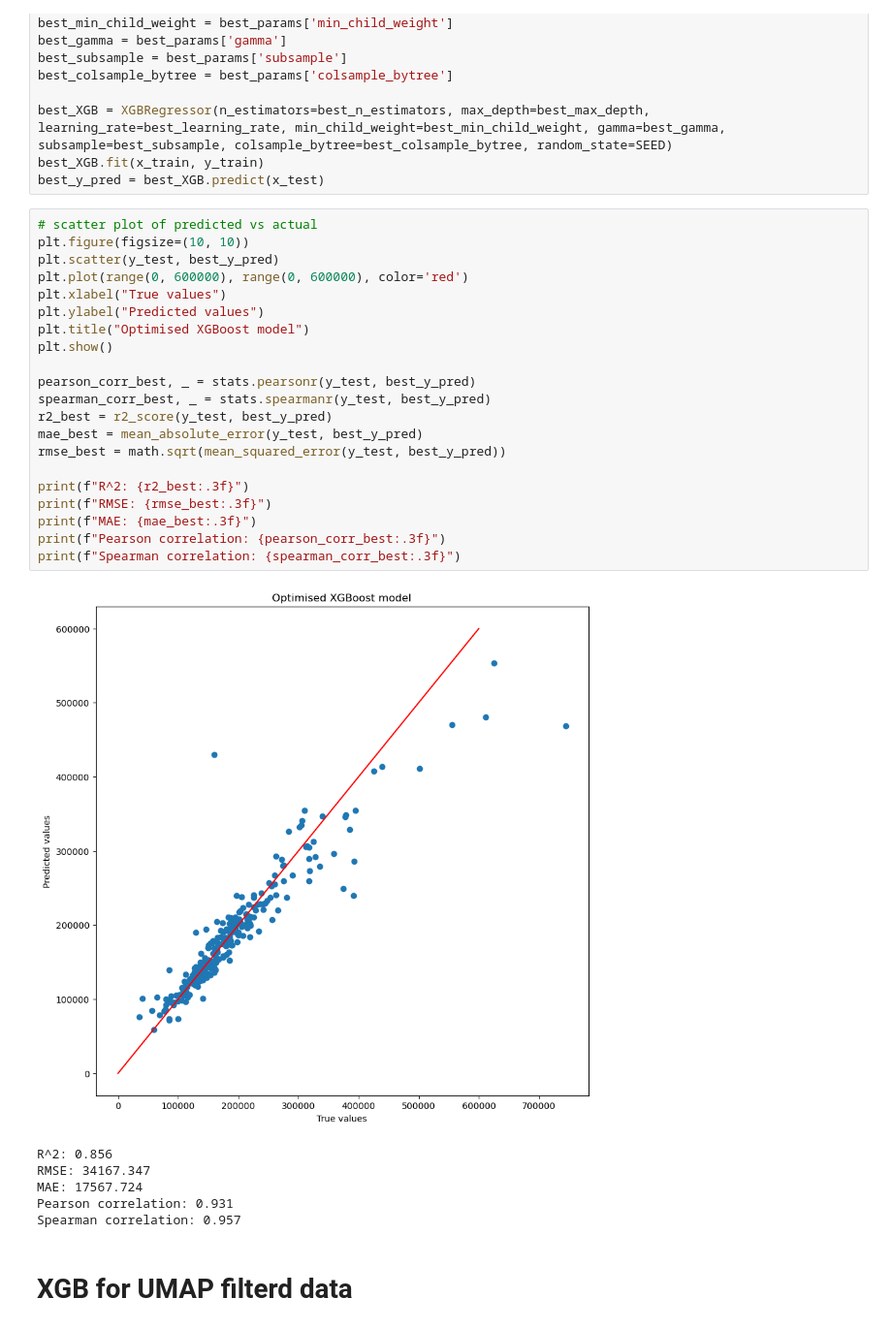
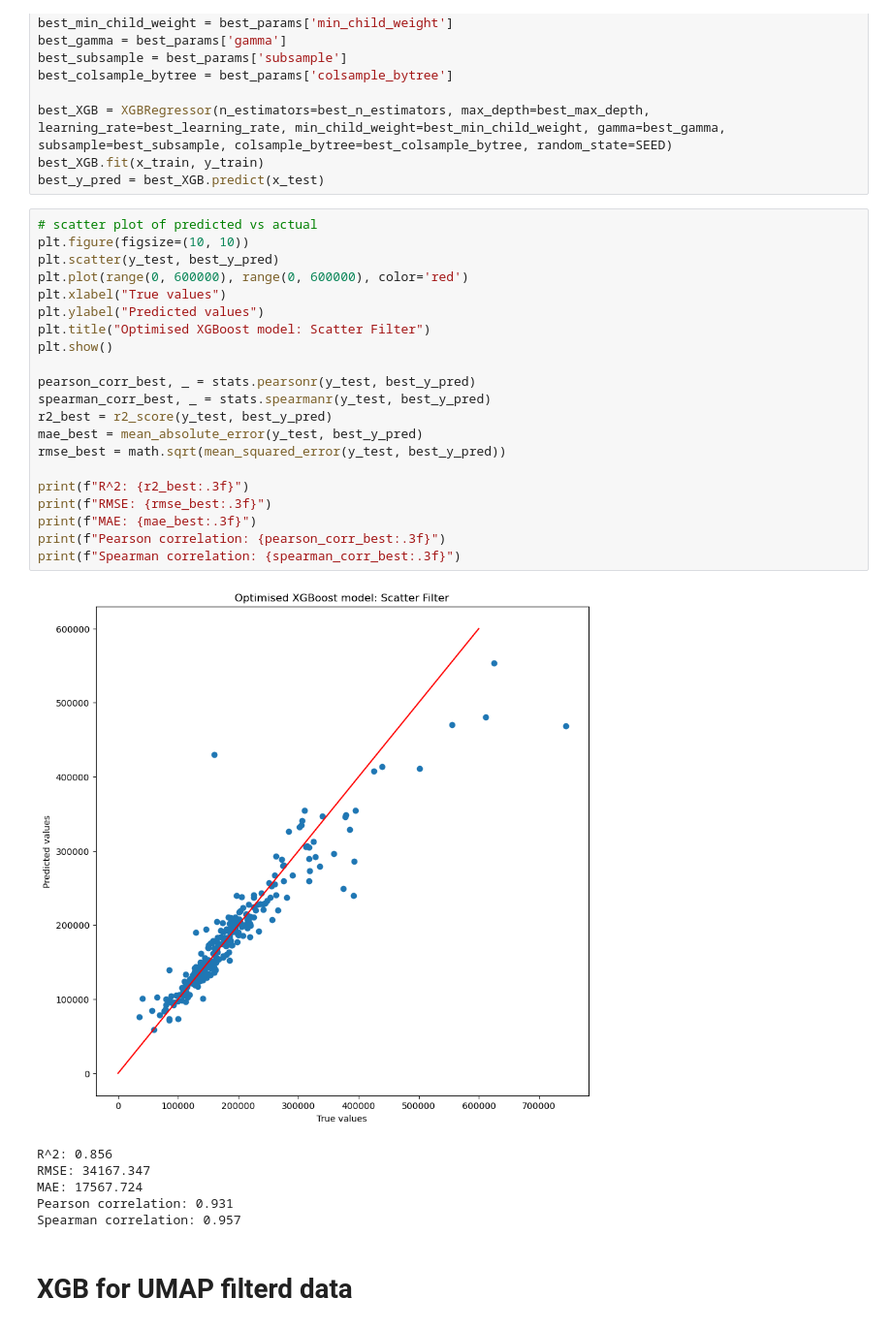
Before and after one commit to ljhason/House_Prices_Reg_Predictions, a Jupyter notebook: Models/XGBoost2.ipynb, the cells around one changed output. Shown: that part at 97% size. Drawn from its saved outputs; the diff is of its cells as text.

```diff
--- a/Models/XGBoost2.ipynb
+++ b/Models/XGBoost2.ipynb
@@ -222,26 +225,26 @@ best_y_pred = best_XGB.predict(x_test)
 # %%
 # scatter plot of predicted vs actual
 plt.figure(figsize=(10, 10))
 plt.scatter(y_test, best_y_pred)
 plt.plot(range(0, 600000), range(0, 600000), color='red')
 plt.xlabel("True values")
 plt.ylabel("Predicted values")
-plt.title("Optimised XGBoost model")
+plt.title("Optimised XGBoost model: Scatter Filter")
 plt.show()
 
 pearson_corr_best, _ = stats.pearsonr(y_test, best_y_pred)
 spearman_corr_best, _ = stats.spearmanr(y_test, best_y_pred)
 r2_best = r2_score(y_test, best_y_pred)
 mae_best = mean_absolute_error(y_test, best_y_pred)
 rmse_best = math.sqrt(mean_squared_error(y_test, best_y_pred))
 
 print(f"R^2: {r2_best:.3f}")
 print(f"RMSE: {rmse_best:.3f}")
 print(f"MAE: {mae_best:.3f}")
 print(f"Pearson correlation: {pearson_corr_best:.3f}")
 print(f"Spearman correlation: {spearman_corr_best:.3f}")
 # %% [output]
-[figure, old version]
+[figure, new version]
 R^2: 0.856
 RMSE: 34167.347
 MAE: 17567.724
```
Also changed, not shown: parts of 17 cells of this notebook.
